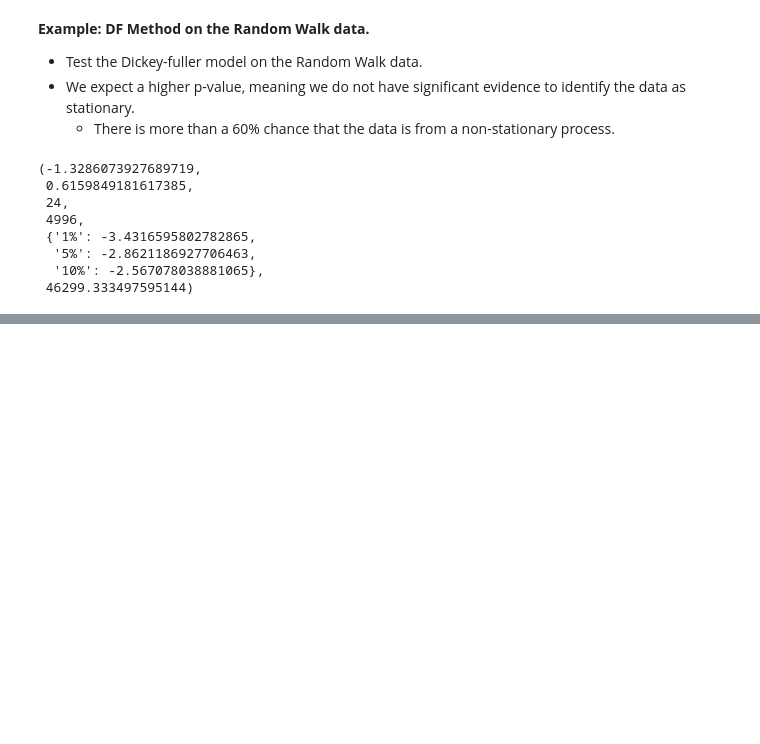
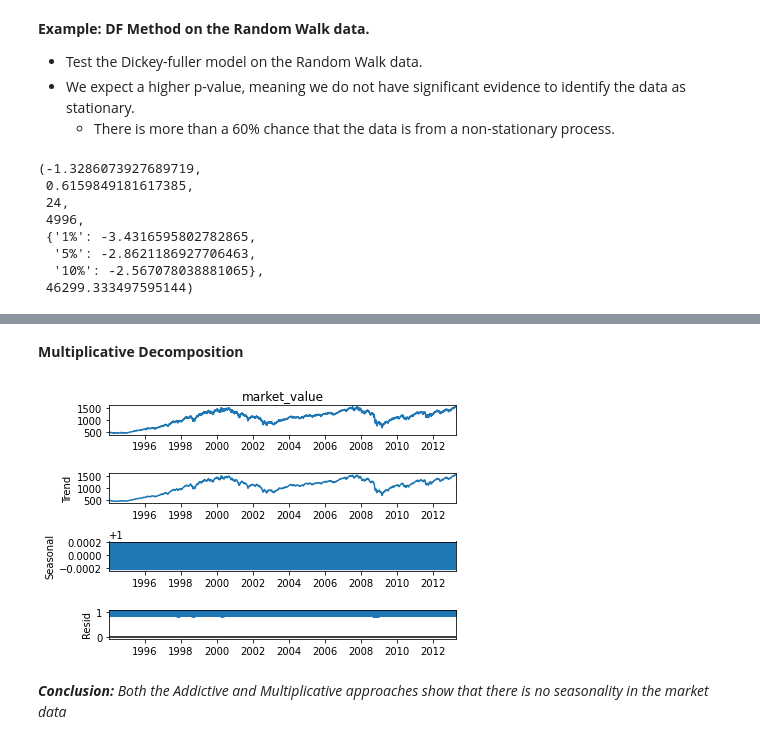
Before and after one commit to phyllsmoyo/homework, a Jupyter notebook: time series/TS_1.ipynb, the cells around one changed output, grey strips where cells are left out. Cells and saved outputs as stored; diff of their text form; code cells hidden in the pictures; blank space fills up the shorter version.

```diff
--- a/time series/TS_1.ipynb
+++ b/time series/TS_1.ipynb
@@ -491,0 +540,10 @@ sts.adfuller(df['rw'])
+# %% [markdown]
+**Multiplicative Decomposition**
+# %%
+s_dec_multiplicative = seasonal_decompose(df['market_value'], model = 'multiplicative')
+s_dec_multiplicative.plot()
+plt.show()
+# %% [output]
+[figure, added]
+# %% [markdown]
+***Conclusion:** Both the Addictive and Multiplicative approaches show that there is no seasonality in the market data*
```
Also changed, not shown: parts of 48 cells of this notebook.
